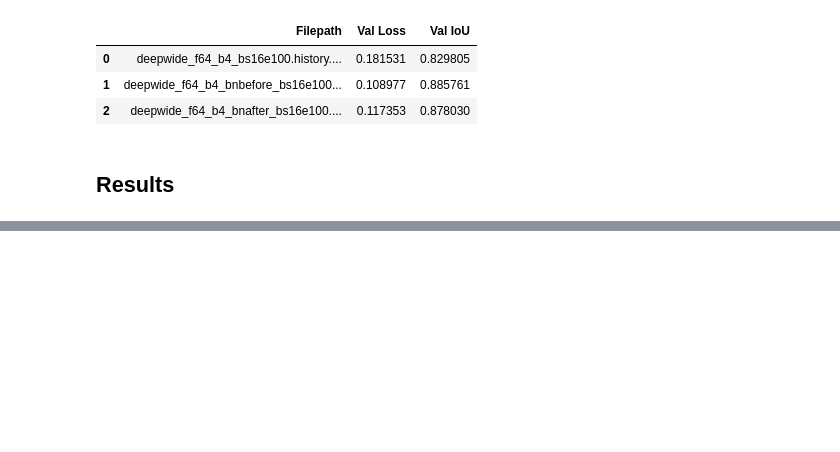
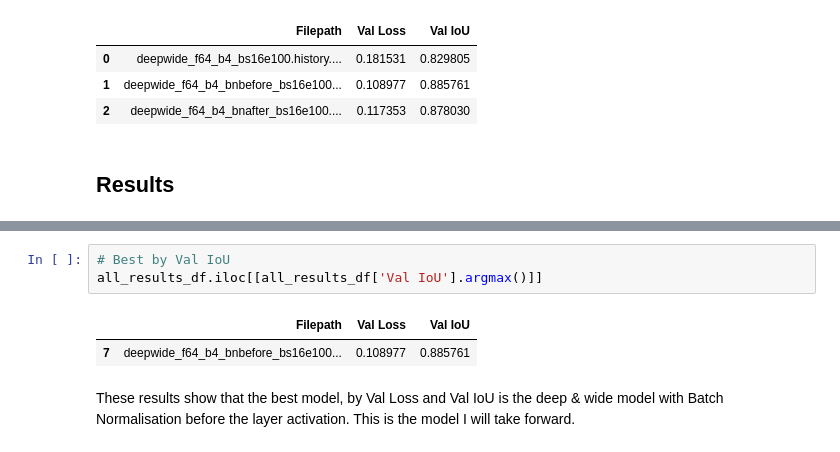
Before and after one commit to a-cass/eo-semantic-segmentation, a Jupyter notebook: nwpu-lakes/nwpu_lakes_segmentation_p7.ipynb, the cells around one changed output, grey strips where cells are left out. Drawn from its saved outputs; the diff is of its cells as text; blank space fills up the shorter version.

```diff
--- a/nwpu-lakes/nwpu_lakes_segmentation_p7.ipynb
+++ b/nwpu-lakes/nwpu_lakes_segmentation_p7.ipynb
@@ -489,0 +519,8 @@ Conclusion.....progress with best val_loss
+# %%
+# Best by Val IoU
+all_results_df.iloc[[all_results_df['Val IoU'].argmax()]]
+# %% [output]
+|  | Filepath | Val Loss | Val IoU |
+| 7 | deepwide_f64_b4_bnbefore_bs16e100... | 0.108977 | 0.885761 |
+# %% [markdown]
+These results show that the best model, by Val Loss and Val IoU is the deep & wide model with Batch Normalisation before the layer activation. This is the model I will take forward.
```
Also changed, not shown: parts of 12 cells of this notebook, 3 other files.
